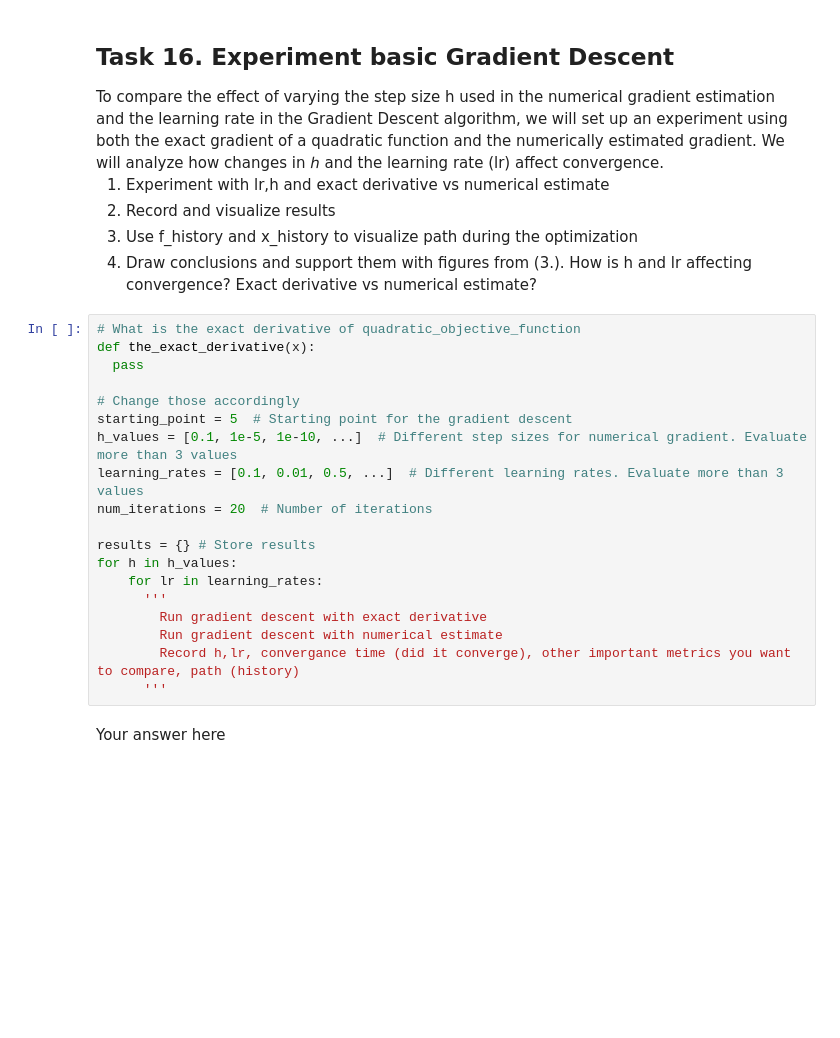
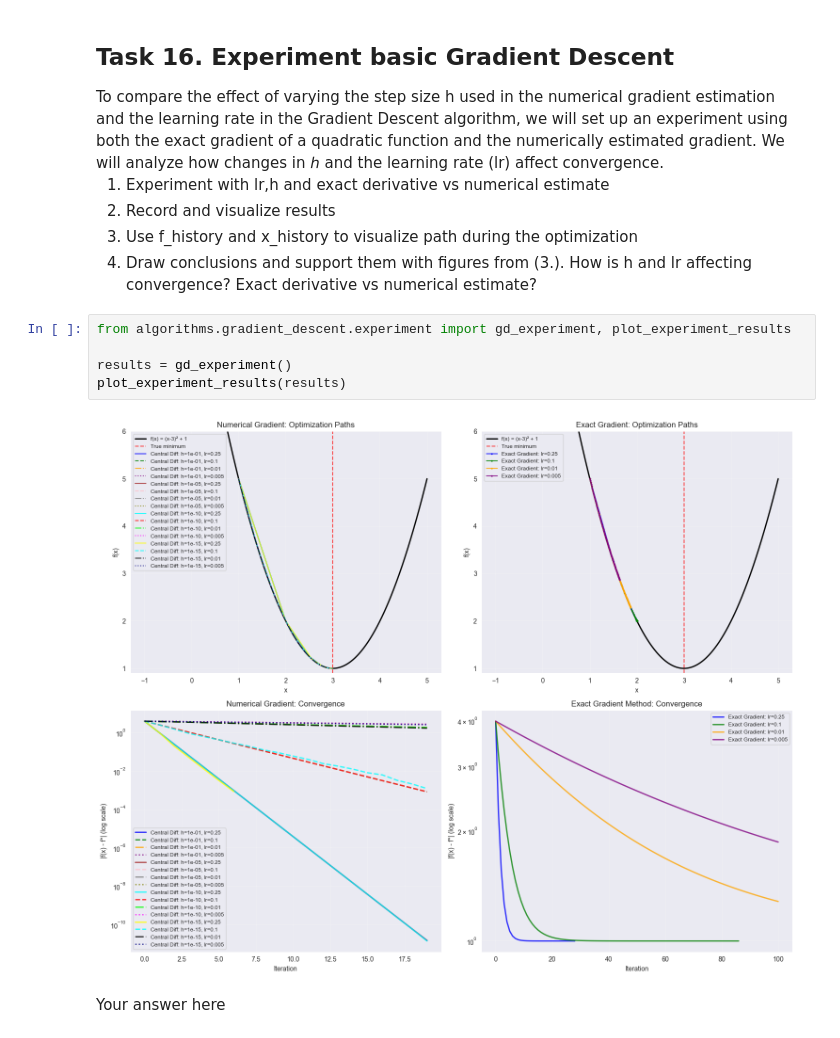
Before and after one commit to ImraKocis/optimization-algorithms-based-on-evolutionary-computing, a Jupyter notebook: ProjectGuide.ipynb, the cells around one changed output. Cells and saved outputs as stored; diff of their text form; blank space fills up the shorter version.

```diff
--- a/ProjectGuide.ipynb
+++ b/ProjectGuide.ipynb
@@ -1170,25 +1167,13 @@ To compare the effect of varying the step size h used in the numerical gradient
 2.   Record and visualize results
 3.   Use f_history and x_history to visualize path during the optimization
 4.   Draw conclusions and support them with figures from (3.). How is h and lr affecting convergence? Exact derivative vs numerical estimate?
-# %%
-# What is the exact derivative of quadratic_objective_function
-def the_exact_derivative(x):
-  pass
-
-# Change those accordingly
-starting_point = 5  # Starting point for the gradient descent
-h_values = [0.1, 1e-5, 1e-10, ...]  # Different step sizes for numerical gradient. Evaluate more than 3 values
-learning_rates = [0.1, 0.01, 0.5, ...]  # Different learning rates. Evaluate more than 3 values
-num_iterations = 20  # Number of iterations
-
-results = {} # Store results
-for h in h_values:
-    for lr in learning_rates:
-      '''
-        Run gradient descent with exact derivative
-        Run gradient descent with numerical estimate
-        Record h,lr, convergance time (did it converge), other important metrics you want to compare, path (history)
-      '''
+# %%
+from algorithms.gradient_descent.experiment import gd_experiment, plot_experiment_results
+
+results = gd_experiment()
+plot_experiment_results(results)
+# %% [output]
+[figure, added]
 # %% [markdown]
 Your answer here
 # %% [markdown]
```
Also changed, not shown: parts of 1 cell of this notebook, 5 other files.
